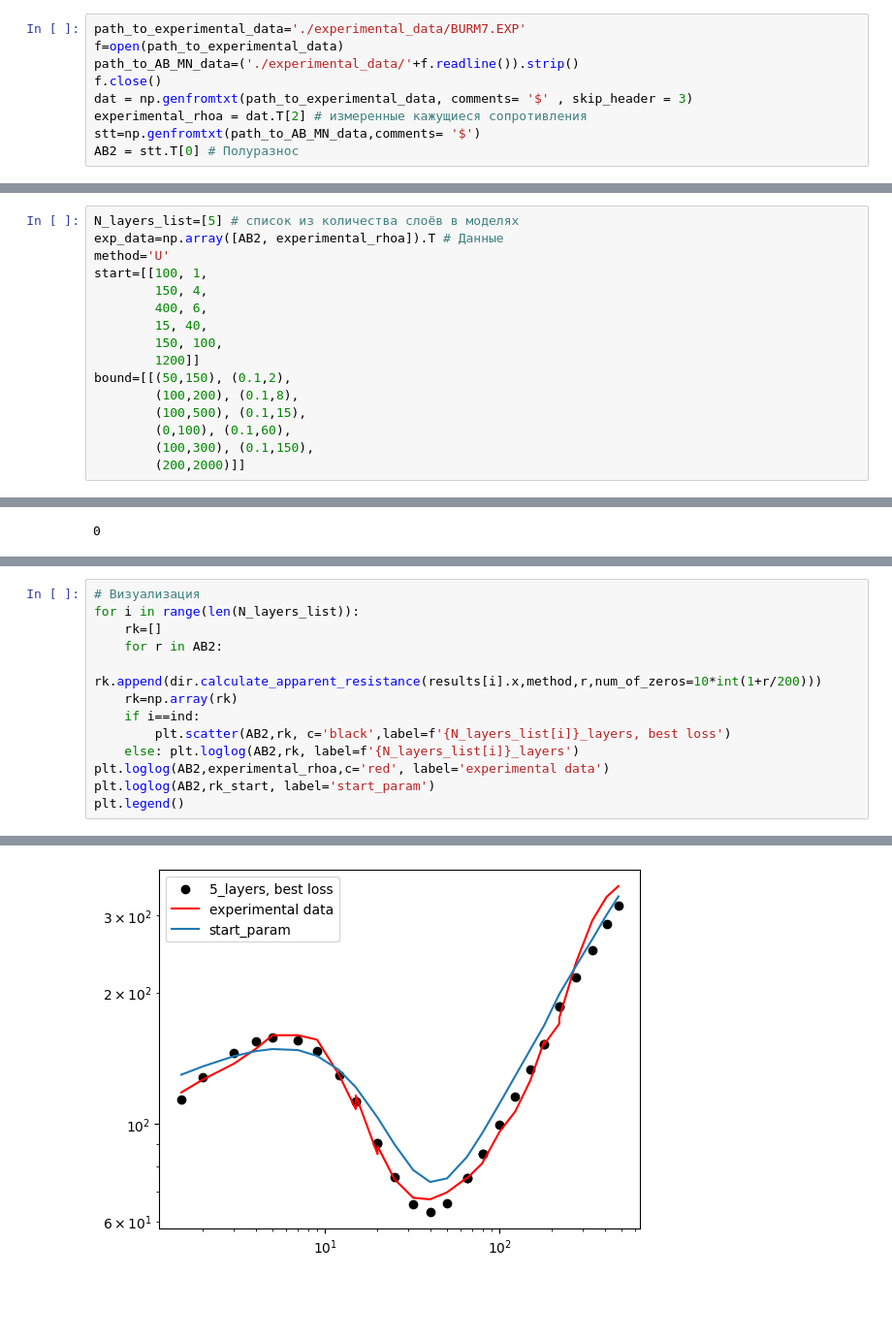
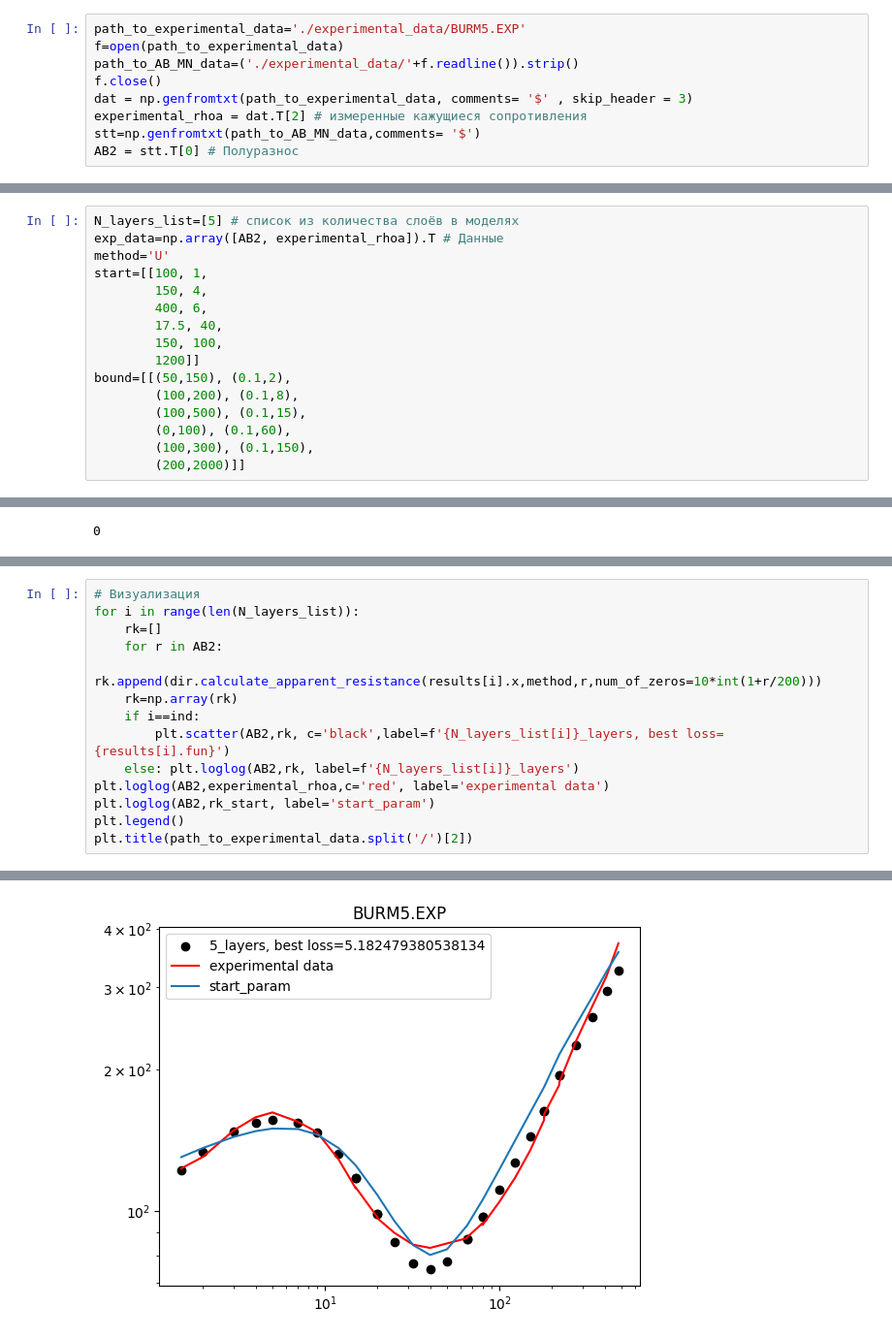
Before and after one commit to arty0mkha/electrical-prospecting, a Jupyter notebook: inverse_example.ipynb, the cells around one changed output, grey strips where cells are left out. Shown at 97% size. Drawn from its saved outputs; the diff is of its cells as text; blank space fills up the shorter version.

```diff
--- a/inverse_example.ipynb
+++ b/inverse_example.ipynb
@@ -5,7 +5,7 @@ import scipy as sp
 from code import inverse_problem as inv
 from code import direct_problem as dir
 # %%
-path_to_experimental_data='./experimental_data/BURM7.EXP'
+path_to_experimental_data='./experimental_data/BURM5.EXP'
 f=open(path_to_experimental_data)
 path_to_AB_MN_data=('./experimental_data/'+f.readline()).strip()
 f.close()
@@ -26,7 +26,7 @@ method='U'
 start=[[100, 1,
         150, 4,
         400, 6,
-        15, 40,
+        17.5, 40,
         150, 100,
         1200]]
 bound=[[(50,150), (0.1,2),
@@ -86,9 +86,10 @@ for i in range(len(N_layers_list)):
         rk.append(dir.calculate_apparent_resistance(results[i].x,method,r,num_of_zeros=10*int(1+r/200)))
     rk=np.array(rk)
     if i==ind:
-        plt.scatter(AB2,rk, c='black',label=f'{N_layers_list[i]}_layers, best loss')
+        plt.scatter(AB2,rk, c='black',label=f'{N_layers_list[i]}_layers, best loss={results[i].fun}')
     else: plt.loglog(AB2,rk, label=f'{N_layers_list[i]}_layers')
 plt.loglog(AB2,experimental_rhoa,c='red', label='experimental data')
 plt.loglog(AB2,rk_start, label='start_param')
 plt.legend()
+plt.title(path_to_experimental_data.split('/')[2])
 # %% [output]
@@ -96,4 +97,4 @@ plt.legend()
-[figure, old version]
+[figure, new version]
 # %%
 inv.RMSPE(rk,experimental_rhoa)
 # %% [output]
```
Also changed, not shown: parts of 6 cells of this notebook, 1 other file.
